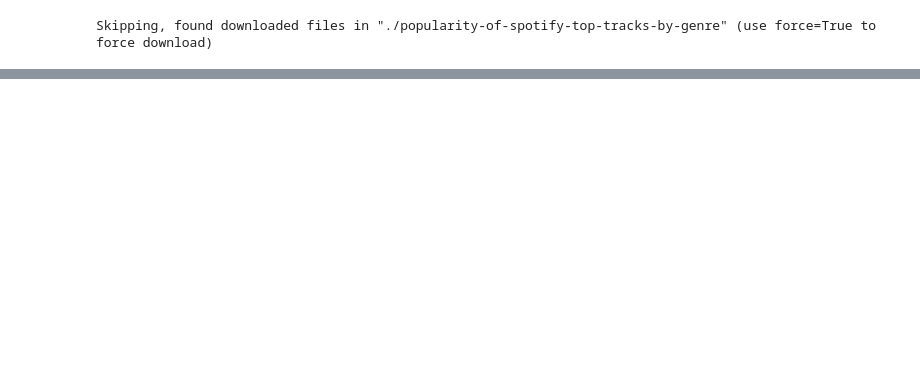
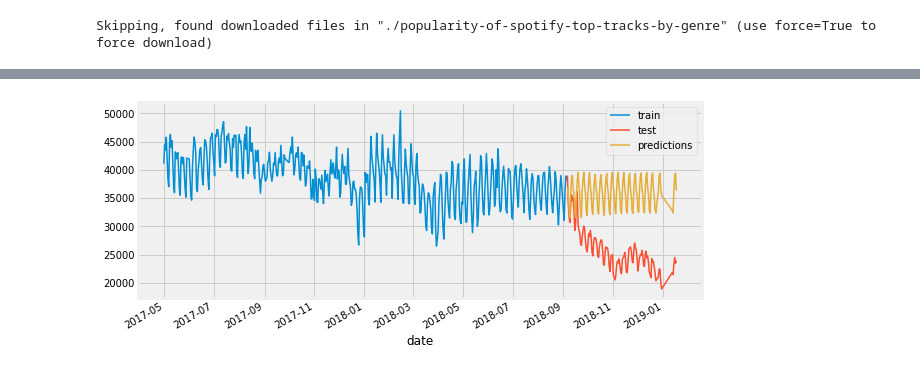
Before and after one commit to analeite/spotify-track-list-kaggle-LABBDVI-FATEC2SEM2022, a Jupyter notebook: spotify_daily_charts.ipynb, the cells around one changed output, grey strips where cells are left out. Cells and saved outputs as stored; diff of their text form; code cells hidden in the pictures; blank space fills up the shorter version.

```diff
--- a/spotify_daily_charts.ipynb
+++ b/spotify_daily_charts.ipynb
@@ -158,0 +150,11 @@ Registros Track Data: 2131
+# %%
+# Configura e treina um RandomForestRegressor para série temporal
+# Os parâmetros foram retirados do melhor modelo encontrado no material de origem
+# Para conseguir os melhores parâmetros se faz necessário realizer hyperparameter tunning (verifique artigo original)
+forecaster = ForecasterAutoreg(
+                regressor = RandomForestRegressor(max_depth=10, n_estimators=200, random_state=123),
+                lags      = 120
+             )
+
+forecaster.fit(y=data_train['streams'], exog=data_train['exog_1'])
+forecaster
@@ -158,0 +179,5 @@ Registros Track Data: 2131
+# %%
+# Faz predição no conjunto de teste
+steps = 120
+predictions = forecaster.predict(steps=steps, exog=data_test['exog_1'])
+predictions.head(5)
@@ -158,0 +191,2 @@ Registros Track Data: 2131
+# %%
+data_test['prediction'] = predictions.tolist()
@@ -158,0 +216,11 @@ Registros Track Data: 2131
+# %%
+# Plota a predição, comparando com valores reais
+fig, ax=plt.subplots(figsize=(9, 4))
+data_train['streams'].plot(ax=ax, label='train')
+data_test['streams'].plot(ax=ax, label='test')
+data_test['prediction'].plot(ax=ax, label='predictions')
+ax.legend();
+
+#Meu modelo não possuia nenhuma queda, por isso não conseguiu acertar
+# %% [output]
+[figure, added]
```
Also changed, not shown: parts of 22 cells of this notebook.
